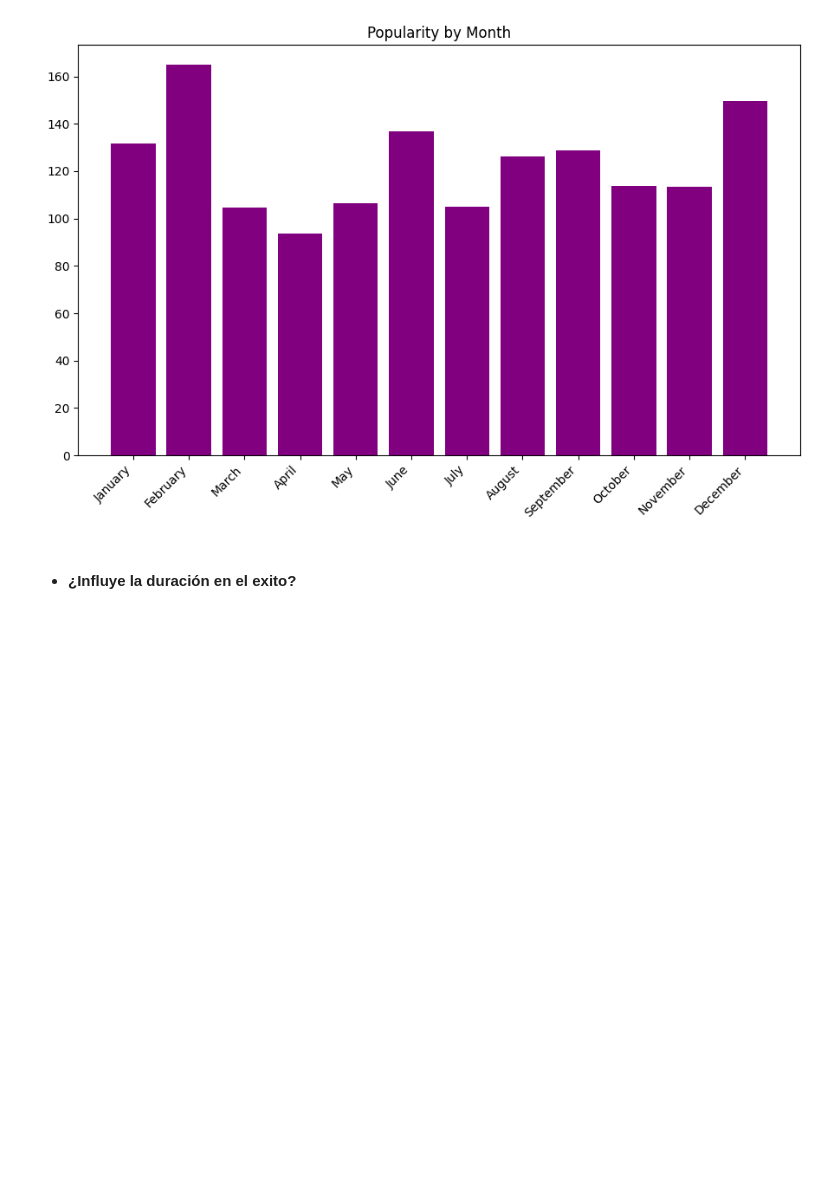
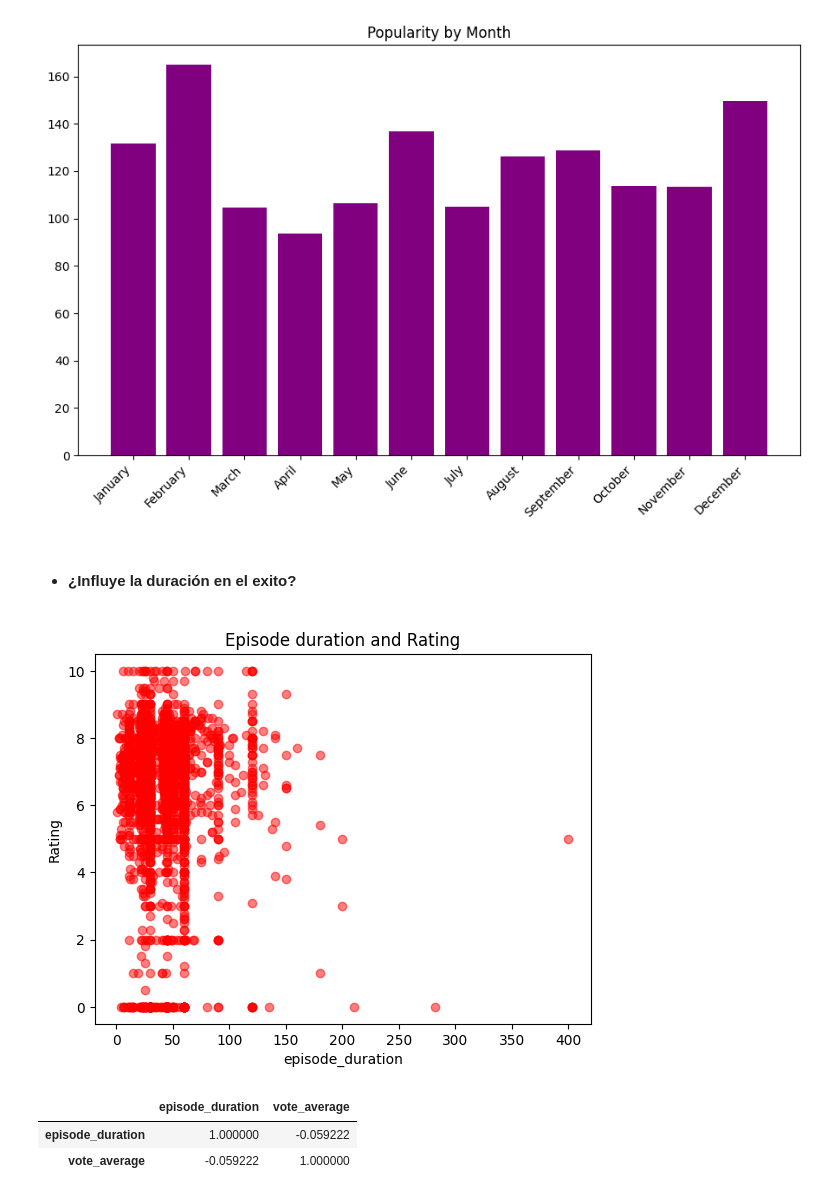
Before and after one commit to Jimme7/EDA-Films, a Jupyter notebook: src/Notebooks/Analysis_and_Visualizations.ipynb, the cells around one changed output. Cells and saved outputs as stored; diff of their text form; code cells hidden in the pictures; blank space fills up the shorter version.

Commit message:
add more visuals

```diff
--- a/src/Notebooks/Analysis_and_Visualizations.ipynb
+++ b/src/Notebooks/Analysis_and_Visualizations.ipynb
@@ -398,3 +398,22 @@ plt.show()
 [figure]
 # %% [markdown]
 - #### ¿Influye la duración en el exito?
+# %%
+# Crear el gráfico de dispersión
+plt.scatter(series['episode_duration'], series['vote_average'], alpha=0.5, color= 'red')  # alpha ajusta la transparencia de los puntos
+
+# Etiquetas de los ejes y título
+plt.xlabel('episode_duration')
+plt.ylabel('Rating')
+plt.title('Episode duration and Rating')
+
+# Mostrar el gráfico
+plt.show()
+# %% [output]
+[figure, added]
+# %%
+series[['episode_duration', 'vote_average']].corr()
+# %% [output]
+|  | episode_duration | vote_average |
+| episode_duration | 1.000000 | -0.059222 |
+| vote_average | -0.059222 | 1.000000 |
```
Also changed, not shown: parts of 4 cells of this notebook.
